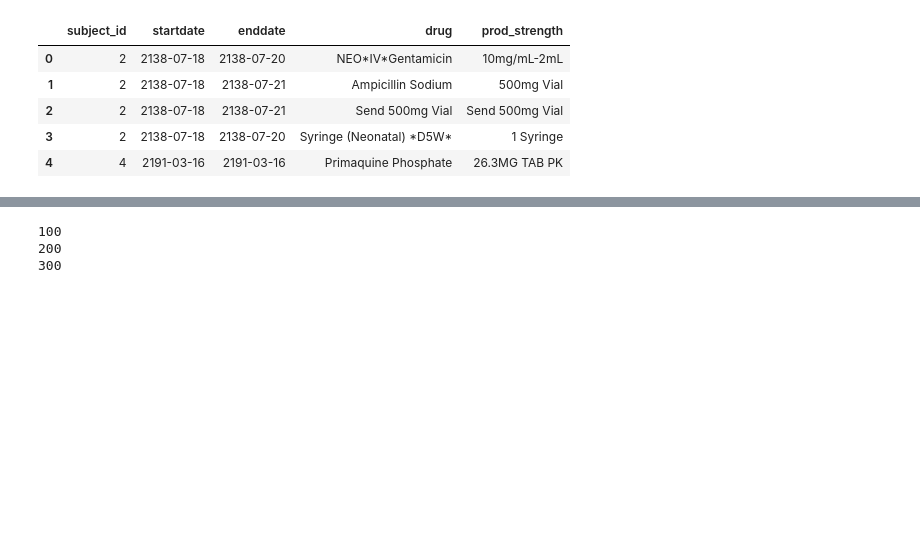
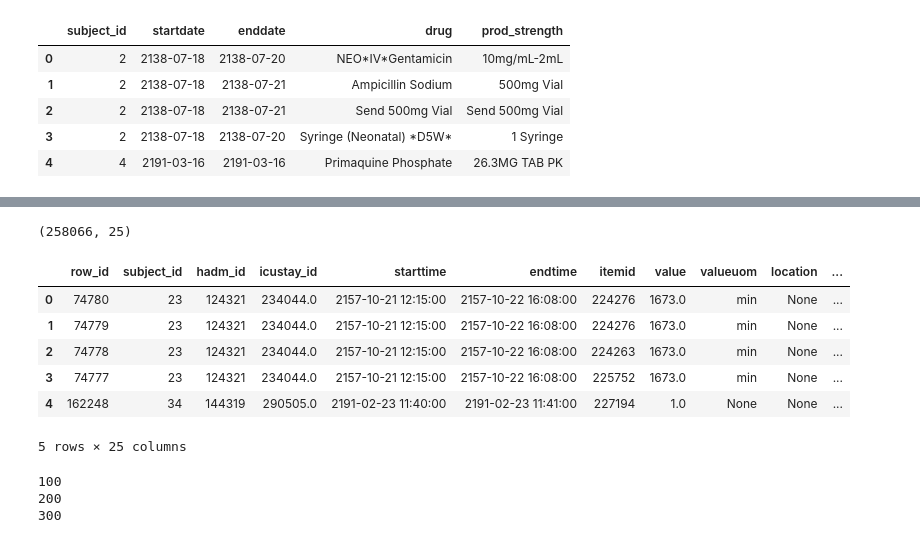
Before and after one commit to amin-nejad/mimic-text-generation, a Jupyter notebook: preprocess_discharge_summaries.ipynb, the cells around one changed output, grey strips where cells are left out. Saved outputs shown, nothing was run; the diff lists cells and outputs as text; code cells hidden in the pictures; blank space fills up the shorter version.

```diff
--- a/preprocess_discharge_summaries.ipynb
+++ b/preprocess_discharge_summaries.ipynb
@@ -403,3 +472,21 @@ df_prescriptions.head()
+# %%
+df_proc_events = pd.read_sql_query('''
+  SELECT * FROM procedureevents_mv
+  ORDER BY subject_id
+  --LIMIT 10000;
+''', cnx)
+
+print(df_proc_events.shape)
+df_proc_events.head()
+# %% [output]
+(258066, 25)
+|  | row_id | subject_id | hadm_id | icustay_id | starttime | endtime | itemid | value | valueuom | location | ... |
+| 0 | 74780 | 23 | 124321 | 234044.0 | 2157-10-21 12:15:00 | 2157-10-22 16:08:00 | 224276 | 1673.0 | min | None | ... |
+| 1 | 74779 | 23 | 124321 | 234044.0 | 2157-10-21 12:15:00 | 2157-10-22 16:08:00 | 224276 | 1673.0 | min | None | ... |
+| 2 | 74778 | 23 | 124321 | 234044.0 | 2157-10-21 12:15:00 | 2157-10-22 16:08:00 | 224263 | 1673.0 | min | None | ... |
+| 3 | 74777 | 23 | 124321 | 234044.0 | 2157-10-21 12:15:00 | 2157-10-22 16:08:00 | 225752 | 1673.0 | min | None | ... |
+| 4 | 162248 | 34 | 144319 | 290505.0 | 2191-02-23 11:40:00 | 2191-02-23 11:41:00 | 227194 | 1.0 | None | None | ... |
+5 rows × 25 columns
 # %%
 #%%timeit -n 3 -r 3
 
```
Also changed, not shown: parts of 3 cells of this notebook, 1 other file.
